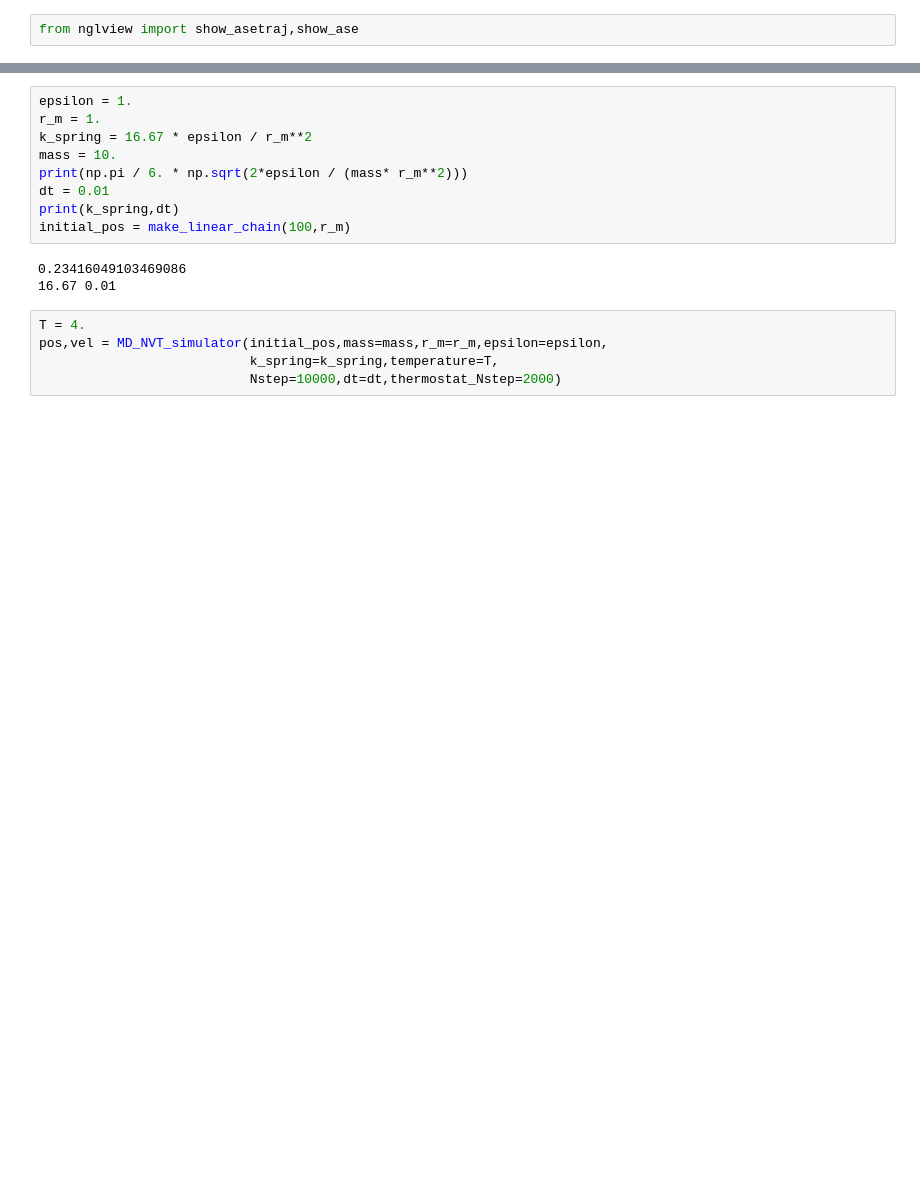
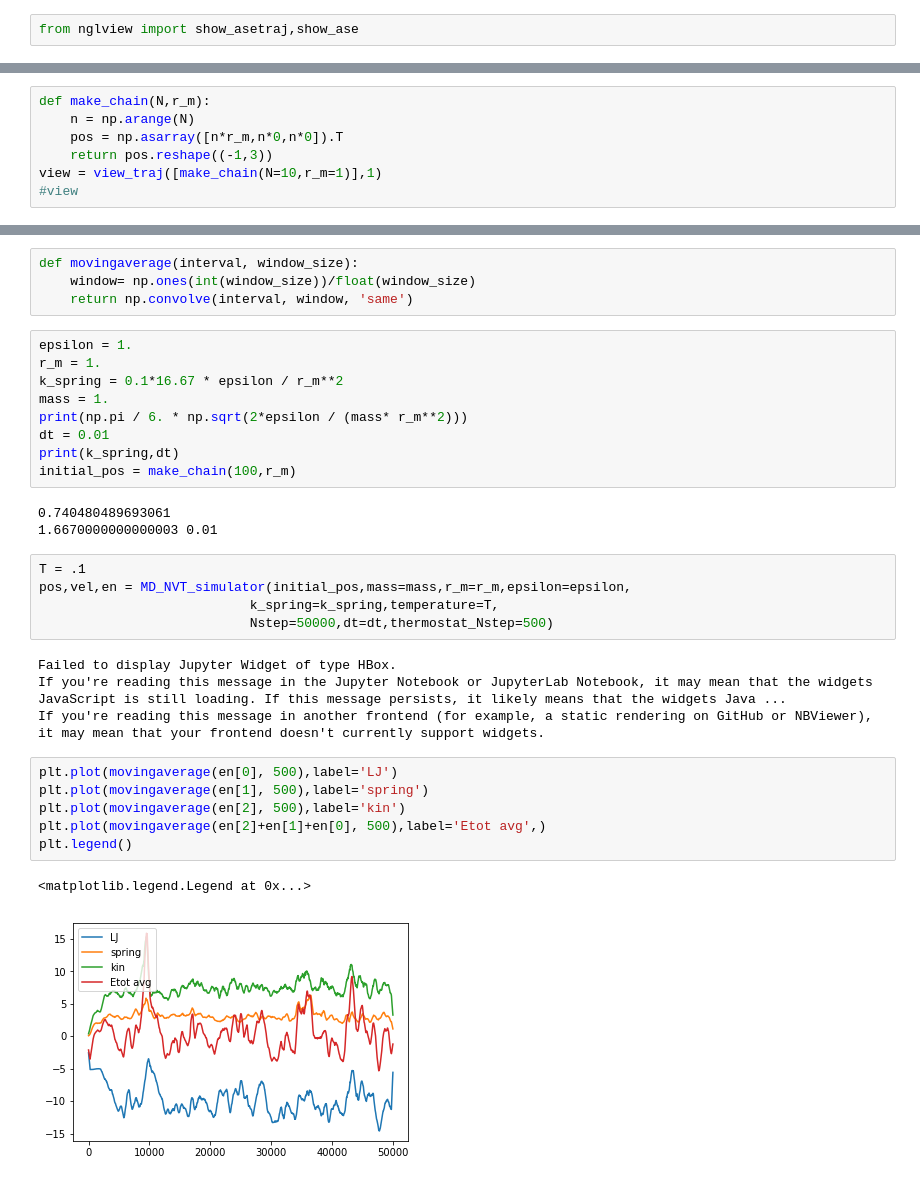
Before and after one commit to lab-cosmo/marvel-college, a Jupyter notebook: MD/Dynamique_Moleculaire.ipynb, the cells around one changed output, grey strips where cells are left out. Drawn from its saved outputs; the diff is of its cells as text; blank space fills up the shorter version.

```diff
--- a/MD/Dynamique_Moleculaire.ipynb
+++ b/MD/Dynamique_Moleculaire.ipynb
@@ -248,3 +406,10 @@ NGLWidget()
+# %%
+def make_chain(N,r_m):
+    n = np.arange(N)
+    pos = np.asarray([n*r_m,n*0,n*0]).T
+    return pos.reshape((-1,3))
+view = view_traj([make_chain(N=10,r_m=1)],1)
+#view
 # %%
 def make_globular_chain(N,r_m,seed=10):
     np.random.seed(seed)
@@ -264,18 +429,35 @@ NGLWidget()
+# %%
+def movingaverage(interval, window_size):
+    window= np.ones(int(window_size))/float(window_size)
+    return np.convolve(interval, window, 'same')
 # %%
 epsilon = 1.
 r_m = 1.
-k_spring = 16.67 * epsilon / r_m**2
-mass = 10.
+k_spring = 0.1*16.67 * epsilon / r_m**2
+mass = 1.
 print(np.pi / 6. * np.sqrt(2*epsilon / (mass* r_m**2)))
 dt = 0.01
 print(k_spring,dt)
-initial_pos = make_linear_chain(100,r_m)
+initial_pos = make_chain(100,r_m)
 # %% [output]
-0.23416049103469086
-16.67 0.01
+0.740480489693061
+1.6670000000000003 0.01
 # %%
-T = 4.
-pos,vel = MD_NVT_simulator(initial_pos,mass=mass,r_m=r_m,epsilon=epsilon,
+T = .1
+pos,vel,en = MD_NVT_simulator(initial_pos,mass=mass,r_m=r_m,epsilon=epsilon,
                            k_spring=k_spring,temperature=T,
-                           Nstep=10000,dt=dt,thermostat_Nstep=2000)
+                           Nstep=50000,dt=dt,thermostat_Nstep=500)
+# %% [output]
+Failed to display Jupyter Widget of type HBox.
+If you're reading this message in the Jupyter Notebook or JupyterLab Notebook, it may mean that the widgets JavaScript is still loading. If this message persists, it likely means that the widgets Java ...
+If you're reading this message in another frontend (for example, a static rendering on GitHub or NBViewer), it may mean that your frontend doesn't currently support widgets.
+# %%
+plt.plot(movingaverage(en[0], 500),label='LJ')
+plt.plot(movingaverage(en[1], 500),label='spring')
+plt.plot(movingaverage(en[2], 500),label='kin')
+plt.plot(movingaverage(en[2]+en[1]+en[0], 500),label='Etot avg',)
+plt.legend()
+# %% [output]
+<matplotlib.legend.Legend at 0x...>
+[figure, added]
 # %%
```
Also changed, not shown: parts of 39 cells of this notebook, 1 other file.
